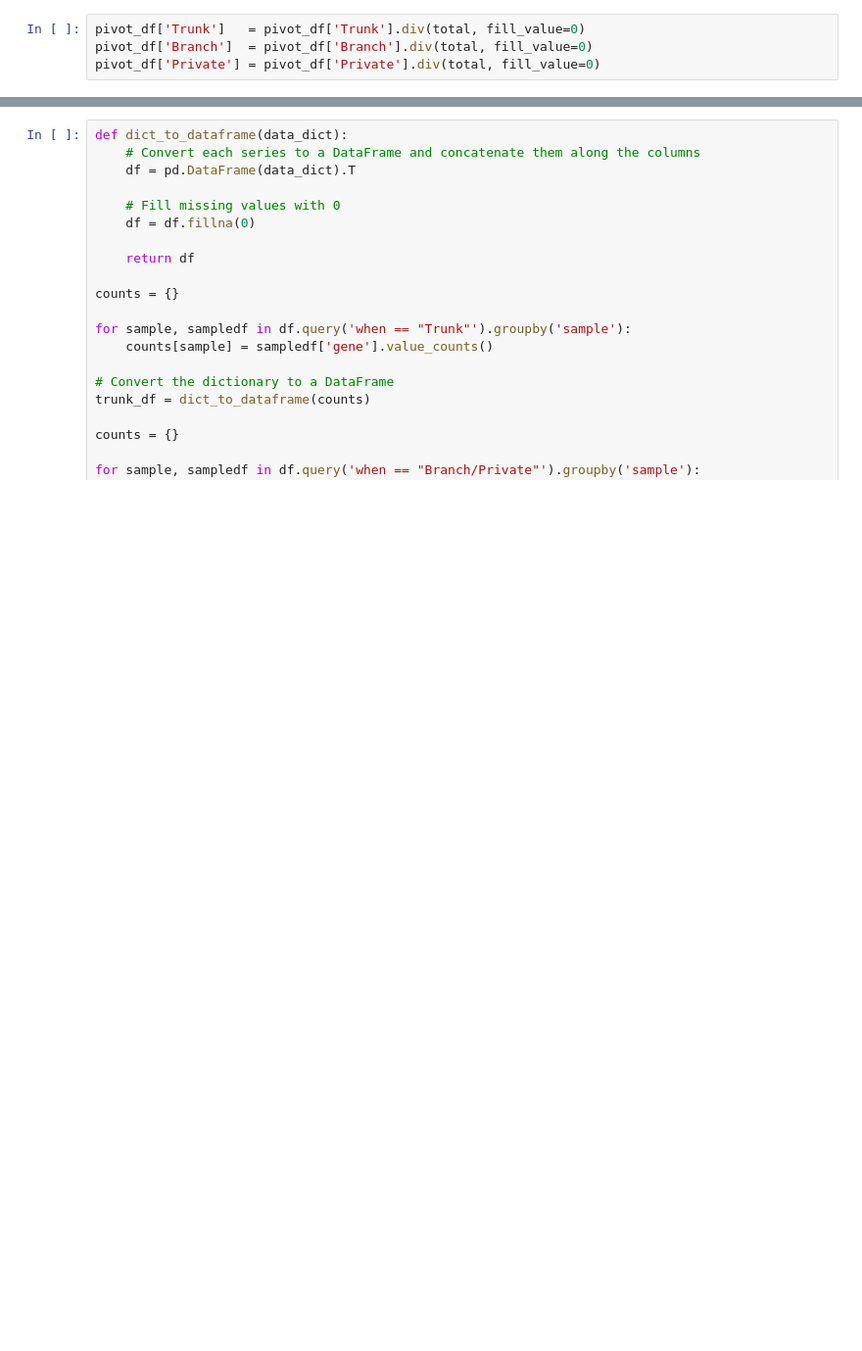
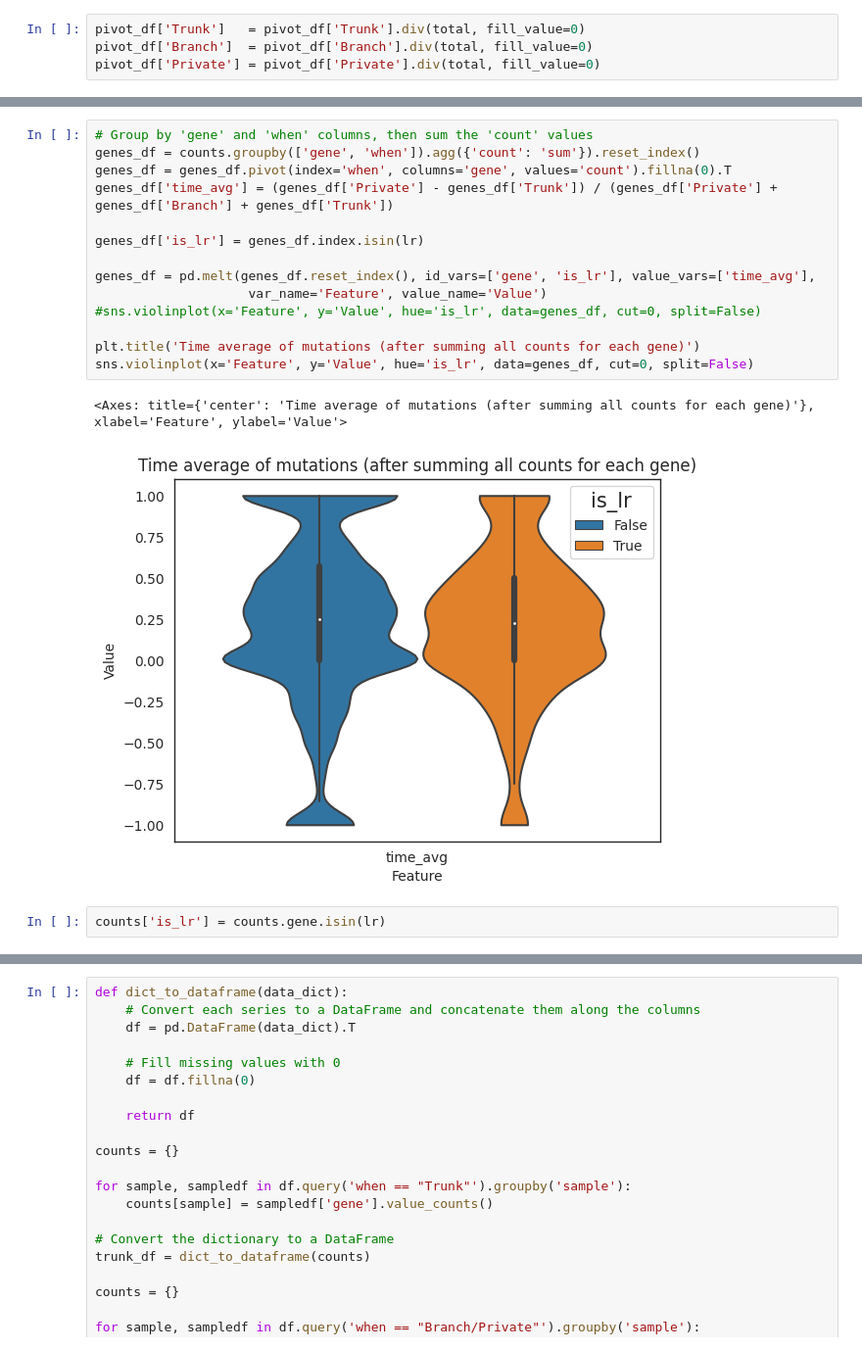
Before and after one commit to lorenzoamir/cci_circuits_paper_2025, a Jupyter notebook: code/notebook.ipynb, the cells around one changed output, grey strips where cells are left out. Shown at 98% size. Drawn from its saved outputs; the diff is of its cells as text; blank space fills up the shorter version.

```diff
--- a/code/notebook.ipynb
+++ b/code/notebook.ipynb
@@ -510,0 +489,19 @@ is_lr = pd.Series(pivot_df.index).str.split('_').apply(lambda x: x[-1] in lr).va
+# %%
+# Group by 'gene' and 'when' columns, then sum the 'count' values
+genes_df = counts.groupby(['gene', 'when']).agg({'count': 'sum'}).reset_index()
+genes_df = genes_df.pivot(index='when', columns='gene', values='count').fillna(0).T
+genes_df['time_avg'] = (genes_df['Private'] - genes_df['Trunk']) / (genes_df['Private'] + genes_df['Branch'] + genes_df['Trunk'])
+
+genes_df['is_lr'] = genes_df.index.isin(lr)
+
+genes_df = pd.melt(genes_df.reset_index(), id_vars=['gene', 'is_lr'], value_vars=['time_avg'],
+                    var_name='Feature', value_name='Value')
+#sns.violinplot(x='Feature', y='Value', hue='is_lr', data=genes_df, cut=0, split=False)
+
+plt.title('Time average of mutations (after summing all counts for each gene)')
+sns.violinplot(x='Feature', y='Value', hue='is_lr', data=genes_df, cut=0, split=False)
+# %% [output]
+<Axes: title={'center': 'Time average of mutations (after summing all counts for each gene)'}, xlabel='Feature', ylabel='Value'>
+[figure, added]
+# %%
+counts['is_lr'] = counts.gene.isin(lr)
```
Also changed, not shown: parts of 17 cells of this notebook.
